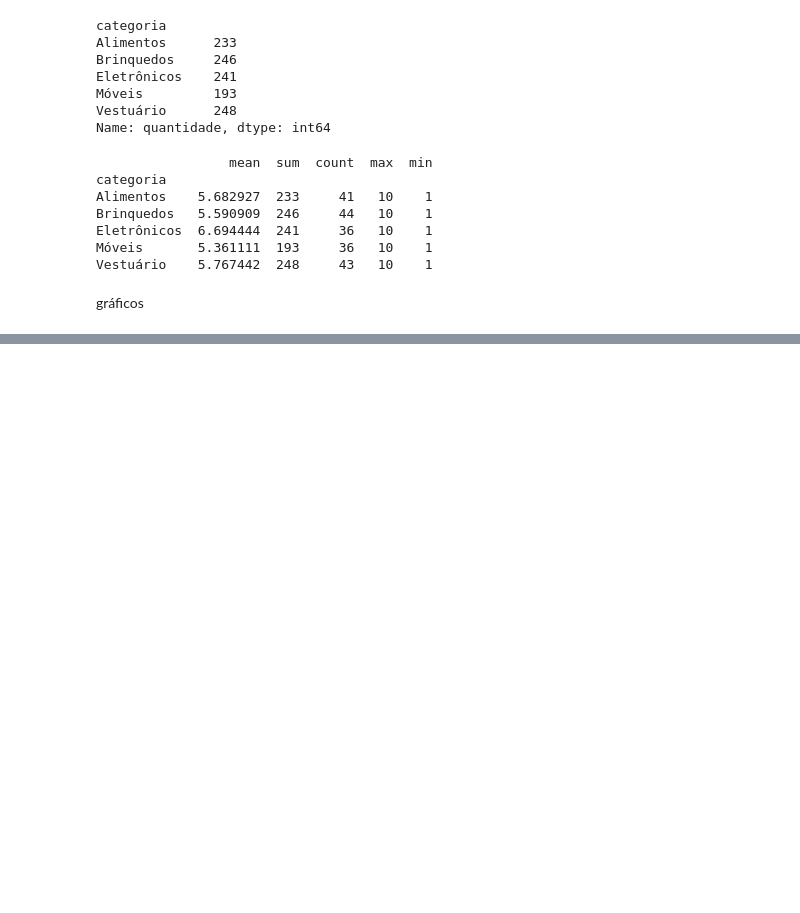
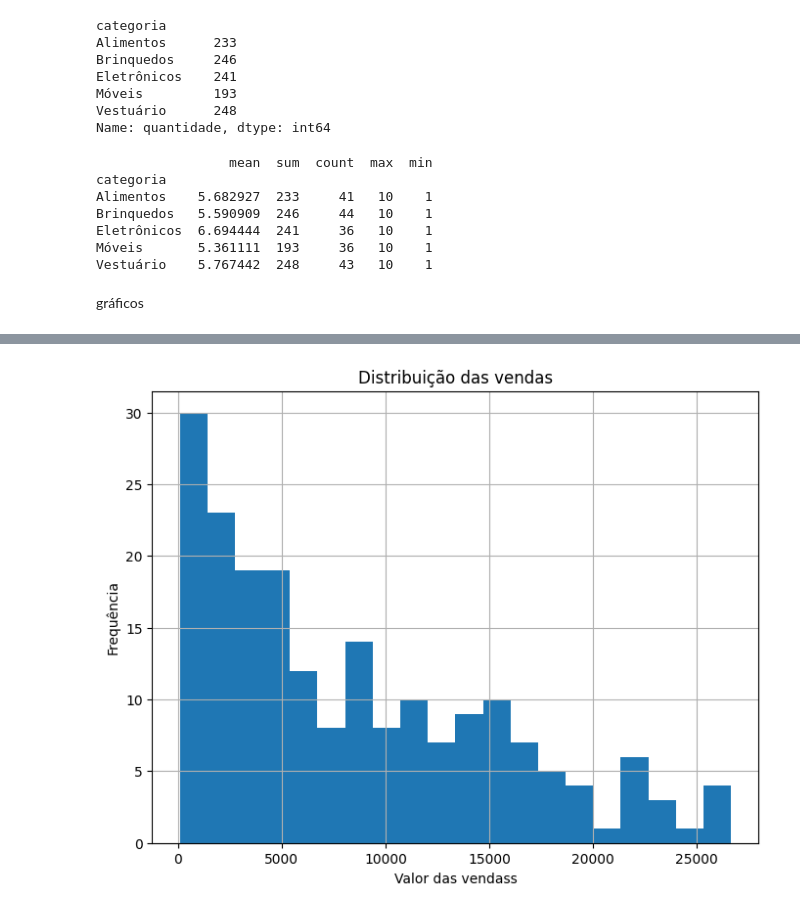
Before and after one commit to luizapessoa/curso-dados-do-zero, a Jupyter notebook: firstanalysis_py.ipynb, the cells around one changed output, grey strips where cells are left out. Drawn from its saved outputs; the diff is of its cells as text; code cells hidden in the pictures; blank space fills up the shorter version.

```diff
--- a/firstanalysis_py.ipynb
+++ b/firstanalysis_py.ipynb
@@ -227,0 +266,10 @@ gráficos
+# %%
+# versao 2 do histograma
+plt.figure(figsize =(8,6))
+df['total_venda'].hist(bins=20)
+plt.title('Distribuição das vendas')
+plt.xlabel('Valor das vendass')
+plt.ylabel('Frequência')
+plt.show()
+# %% [output]
+[figure, added]
```
Also changed, not shown: parts of 30 cells of this notebook.
